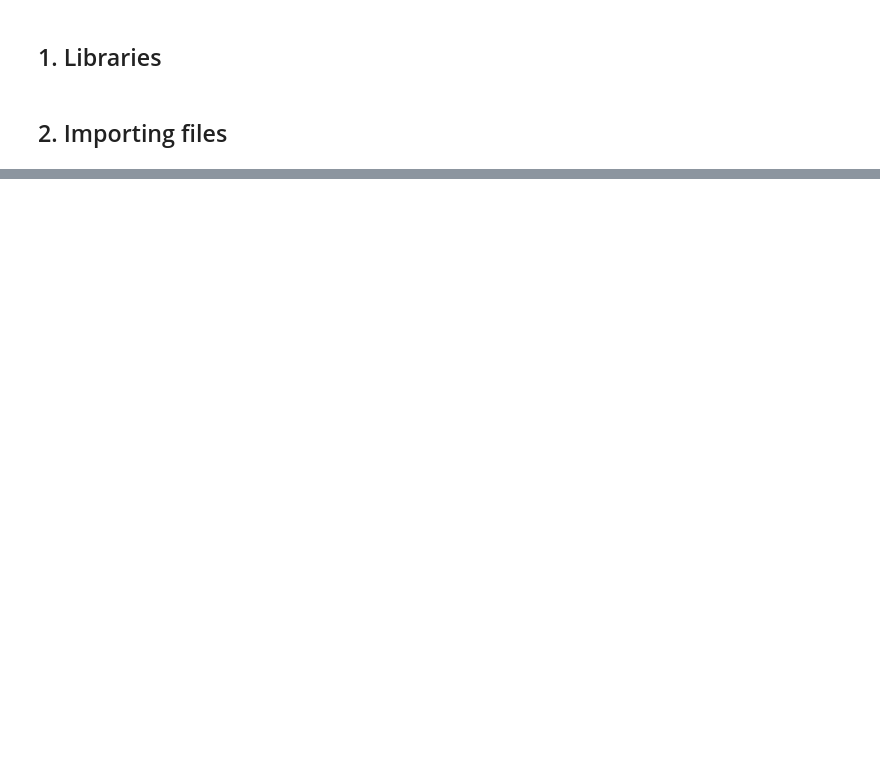
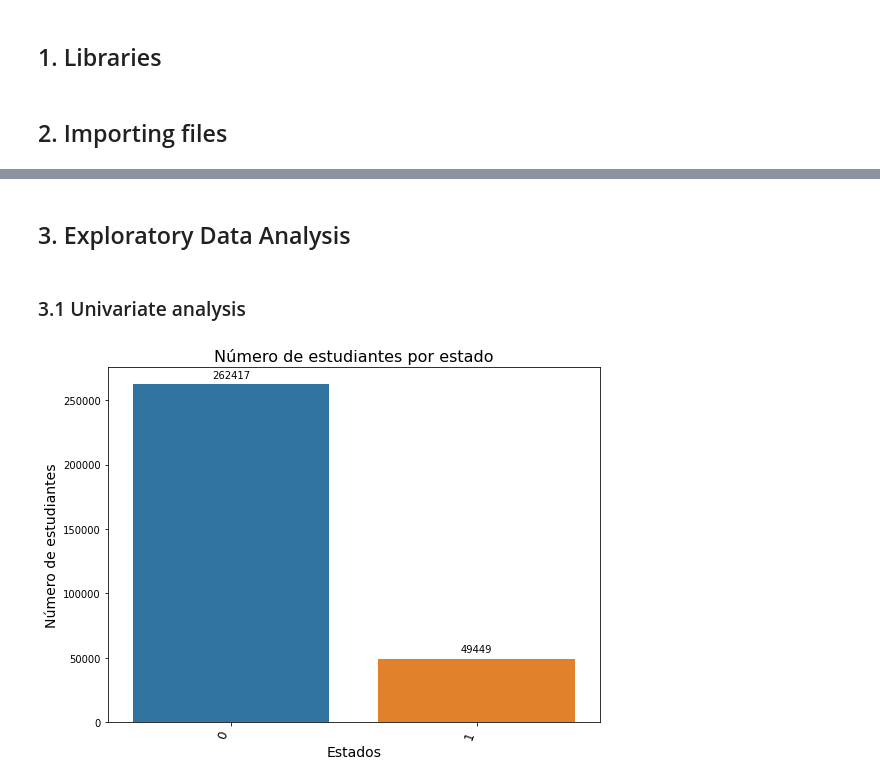
Before and after one commit to samirhinojosa/school-dropout-in-sogamoso, a Jupyter notebook: notebooks/school_dropout_eda.ipynb, the cells around one changed output, grey strips where cells are left out. Cells and saved outputs as stored; diff of their text form; code cells hidden in the pictures; blank space fills up the shorter version.

```diff
--- a/notebooks/school_dropout_eda.ipynb
+++ b/notebooks/school_dropout_eda.ipynb
@@ -1710,25 +21,0 @@ plt.show()
-# %%
-#**************************para sacar los % de retirados de los matriculados
-tabla_fin = pd.DataFrame(df_students.groupby(["INSTITUCION","ESTADO",'ANO'])['NUI'].count()).reset_index()
-tabla_fin = tabla_fin[(tabla_fin.ESTADO == "MATRICULADO") | (tabla_fin.ESTADO == "RETIRADO")]
-tabla_fin1 = pd.DataFrame(pd.pivot_table(data=tabla_fin,
-                        index=["INSTITUCION",'ANO'],
-                        columns=["ESTADO"],
-                        values='NUI')).reset_index()
-tabla_fin1['calc_per'] = tabla_fin1['RETIRADO']/tabla_fin1['MATRICULADO']*100
-tabla_fin1
-tabla_fin2 = pd.pivot_table(data=tabla_fin1,
-                        index=['ANO'],
-                        columns=["INSTITUCION"],
-                        values='calc_per')
-#el tabla_fin2["INSTITUCION"]
-#tabla_fin2['ANO'] = pd.to_datetime(tabla_fin2['ANO'], format='%Y')
-tabla_fin2=pd.DataFrame(tabla_fin2)
-tabla_fin2
-
-#**********la gráfica de tiempo
-plt.figure(figsize = (10, 5))
-sns.lineplot(data=tabla_fin2)
-plt.xticks(tabla_fin2.index)
-plt.legend(bbox_to_anchor=(1,1), loc=2)
-sns.set_context ("paper")
@@ -1833,0 +22,2 @@ plt.show()
+# %%
+df_students = pd.read_csv("datasets/df_students.csv")
@@ -1833,0 +62,20 @@ plt.show()
+# %% [markdown]
+## 3. Exploratory Data Analysis
+# %% [markdown]
+### 3.1 Univariate analysis
+# %%
+fig, ax1 = plt.subplots(figsize=(8, 6))
+plot = sns.barplot(x=df_students["ESTADO"].value_counts(ascending=False).index,
+                   y=df_students["ESTADO"].value_counts(ascending=False))
+for p in plot.patches:
+    plot.annotate(format(p.get_height(), ".0f"), (p.get_x() + p.get_width() / 2., p.get_height()),
+                    ha="center", va="center", xytext=(0, 9), textcoords="offset points")
+plot.set_xticklabels(labels=df_students["ESTADO"].value_counts(ascending=False).index,
+                     rotation=70, size=12, horizontalalignment="right")
+plt.title("Número de estudiantes por estado", size=16)
+plt.xlabel("Estados", size=14)
+plt.ylabel("Número de estudiantes", size=14)
+plt.tight_layout()
+plt.show()
+# %% [output]
+[figure, added]
```
Also changed, not shown: parts of 148 cells of this notebook, 21 other files.
